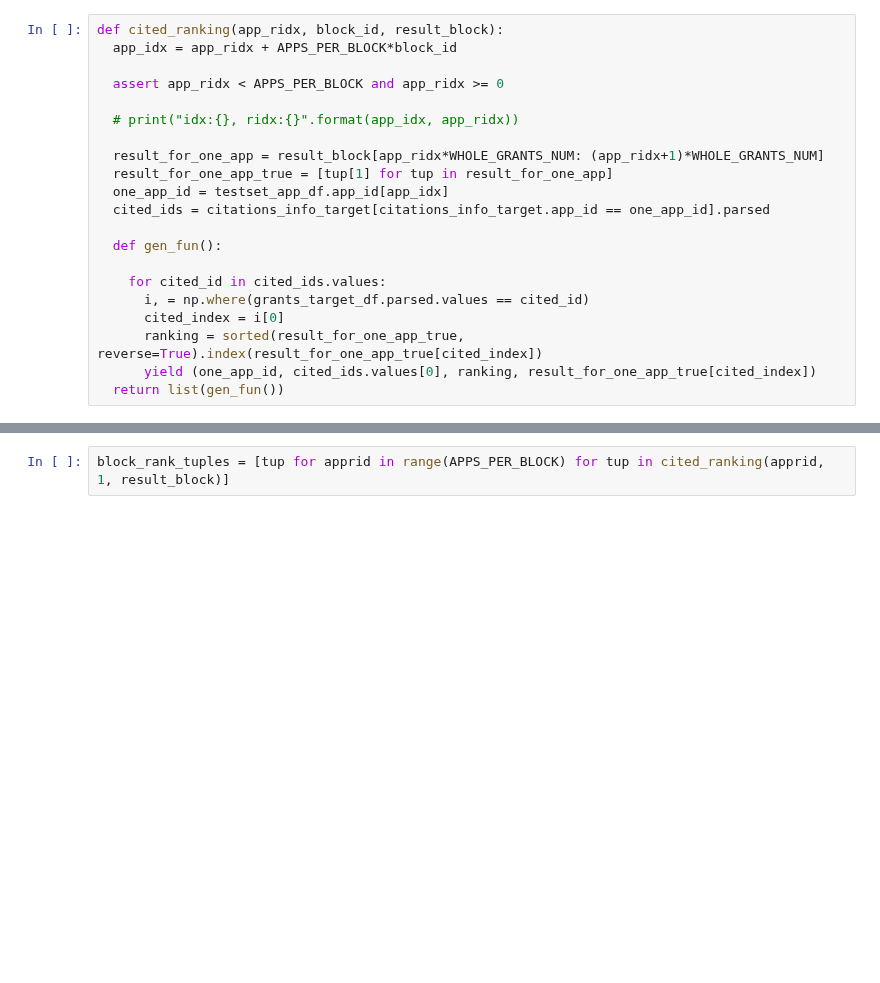
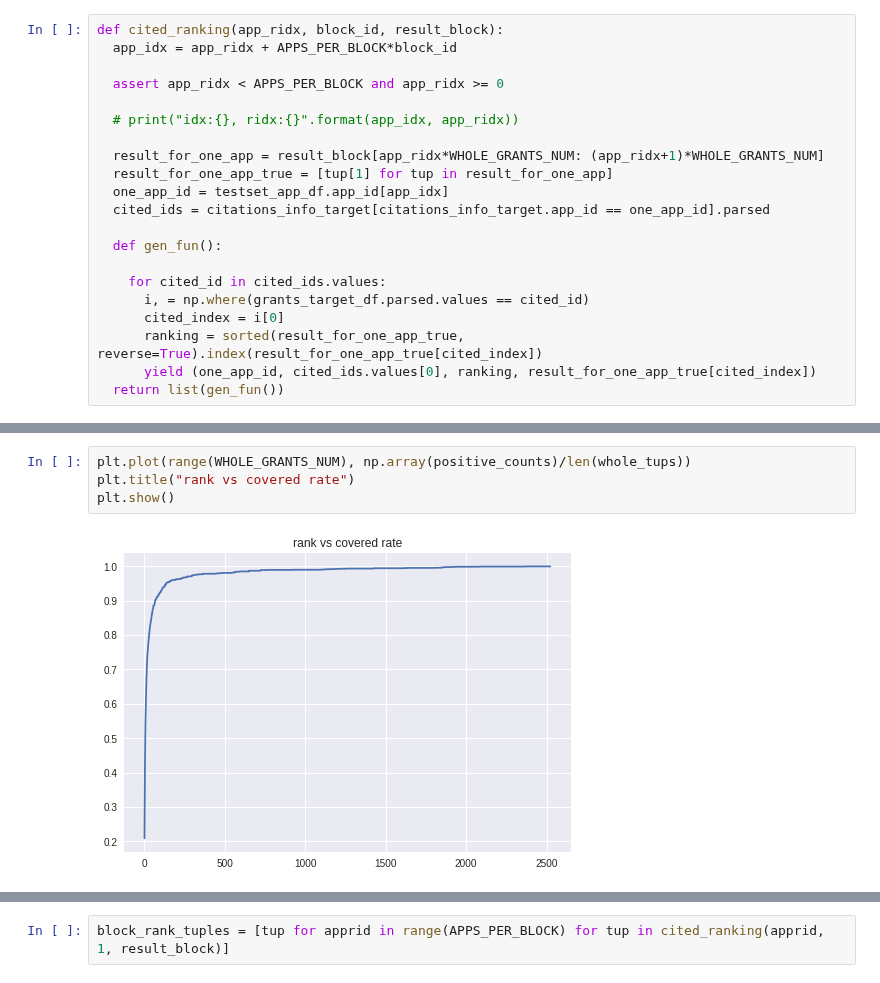
Before and after one commit to yoheikikuta/US-patent-analysis, a Jupyter notebook: colab/bert_benchmark_2000_analyze_result.ipynb, the cells around one changed output, grey strips where cells are left out. Drawn from its saved outputs; the diff is of its cells as text; blank space fills up the shorter version.

```diff
--- a/colab/bert_benchmark_2000_analyze_result.ipynb
+++ b/colab/bert_benchmark_2000_analyze_result.ipynb
@@ -89,0 +179,6 @@ def load_result(block_id):
+# %%
+plt.plot(range(WHOLE_GRANTS_NUM), np.array(positive_counts)/len(whole_tups))
+plt.title("rank vs covered rate")
+plt.show()
+# %% [output]
+[figure, added]
```
Also changed, not shown: parts of 38 cells of this notebook.
